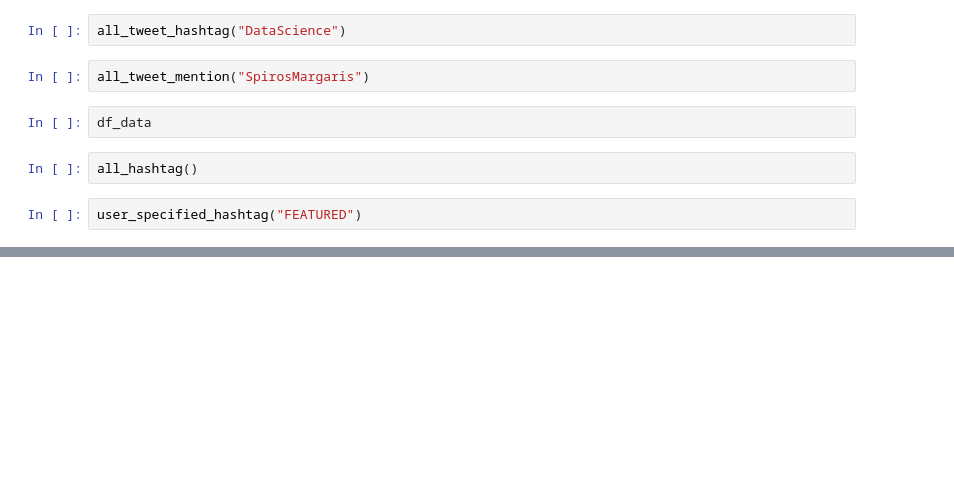
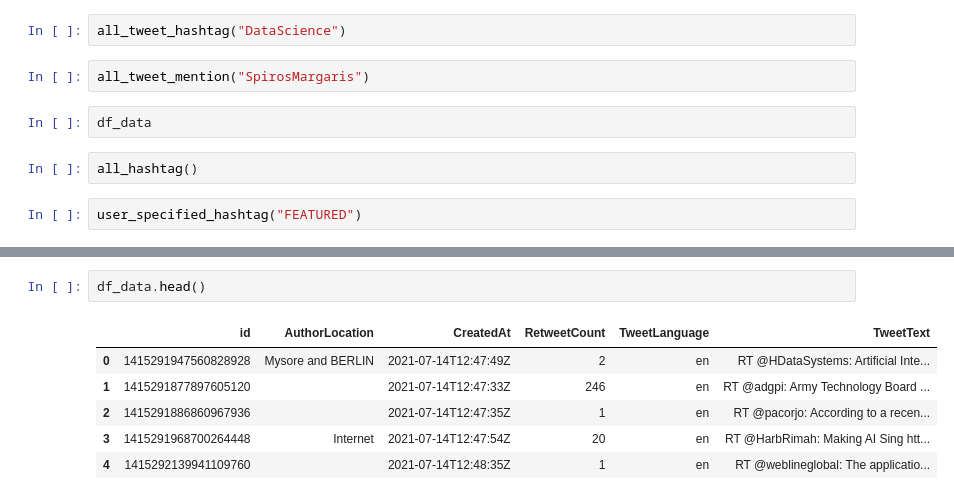
Before and after one commit to uvsq22202060/projet_InPoDa, a Jupyter notebook: test.ipynb, the cells around one changed output, grey strips where cells are left out. Saved outputs shown, nothing was run; the diff lists cells and outputs as text; blank space fills up the shorter version.

```diff
--- a/test.ipynb
+++ b/test.ipynb
@@ -440,2 +470,11 @@ all_tweet_hashtag("machine")
+# %%
+df_data.head()
+# %% [output]
+|  | id | AuthorLocation | CreatedAt | RetweetCount | TweetLanguage | TweetText |
+| 0 | 1415291947560828928 | Mysore and BERLIN | 2021-07-14T12:47:49Z | 2 | en | RT @HDataSystems: Artificial Inte... |
+| 1 | 1415291877897605120 |  | 2021-07-14T12:47:33Z | 246 | en | RT @adgpi: Army Technology Board ... |
+| 2 | 1415291886860967936 |  | 2021-07-14T12:47:35Z | 1 | en | RT @pacorjo: According to a recen... |
+| 3 | 1415291968700264448 | Internet | 2021-07-14T12:47:54Z | 20 | en | RT @HarbRimah: Making AI Sing htt... |
+| 4 | 1415292139941109760 |  | 2021-07-14T12:48:35Z | 1 | en | RT @weblineglobal: The applicatio... |
 # %%
 tweets[0].get_author()
```
Also changed, not shown: parts of 11 cells of this notebook, 5 other files.
